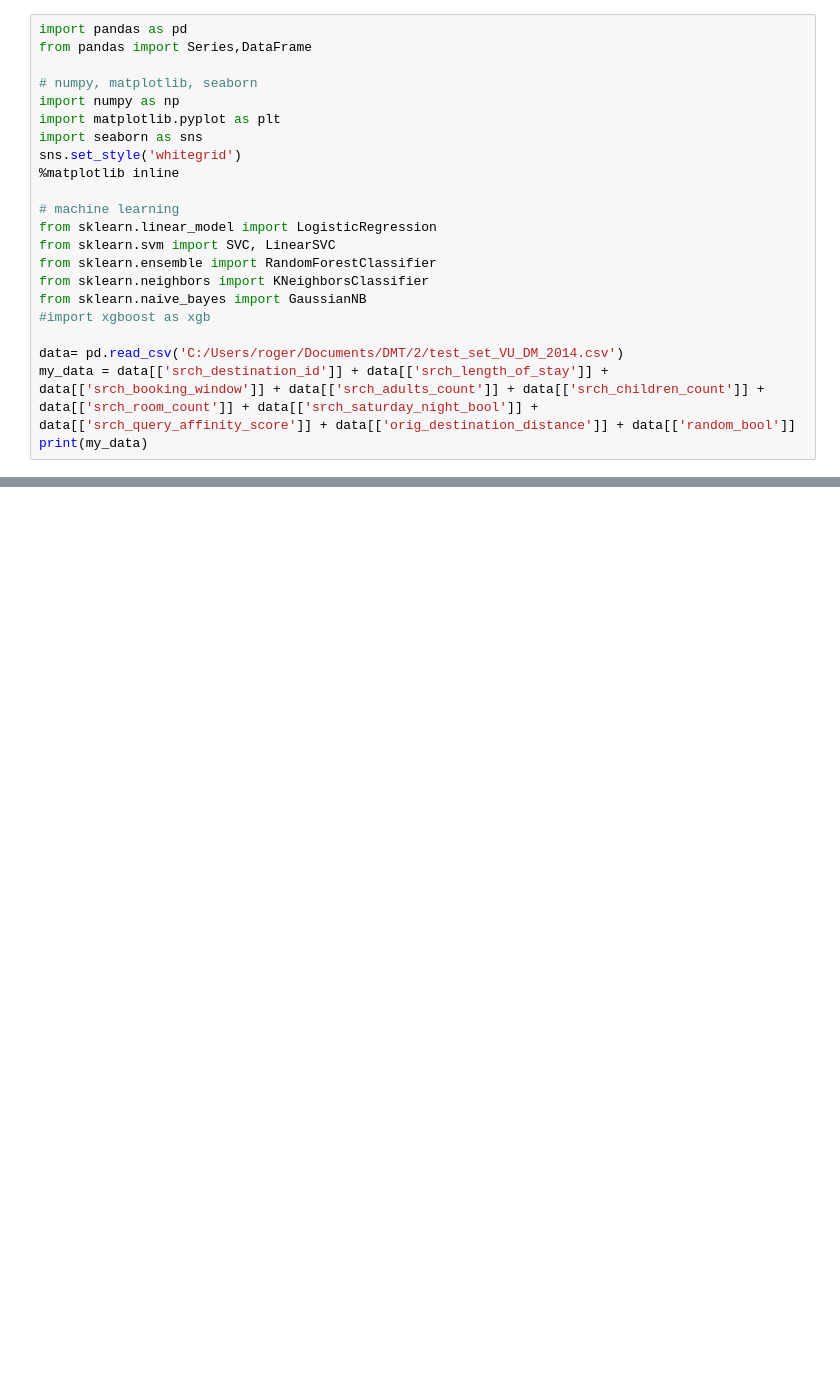
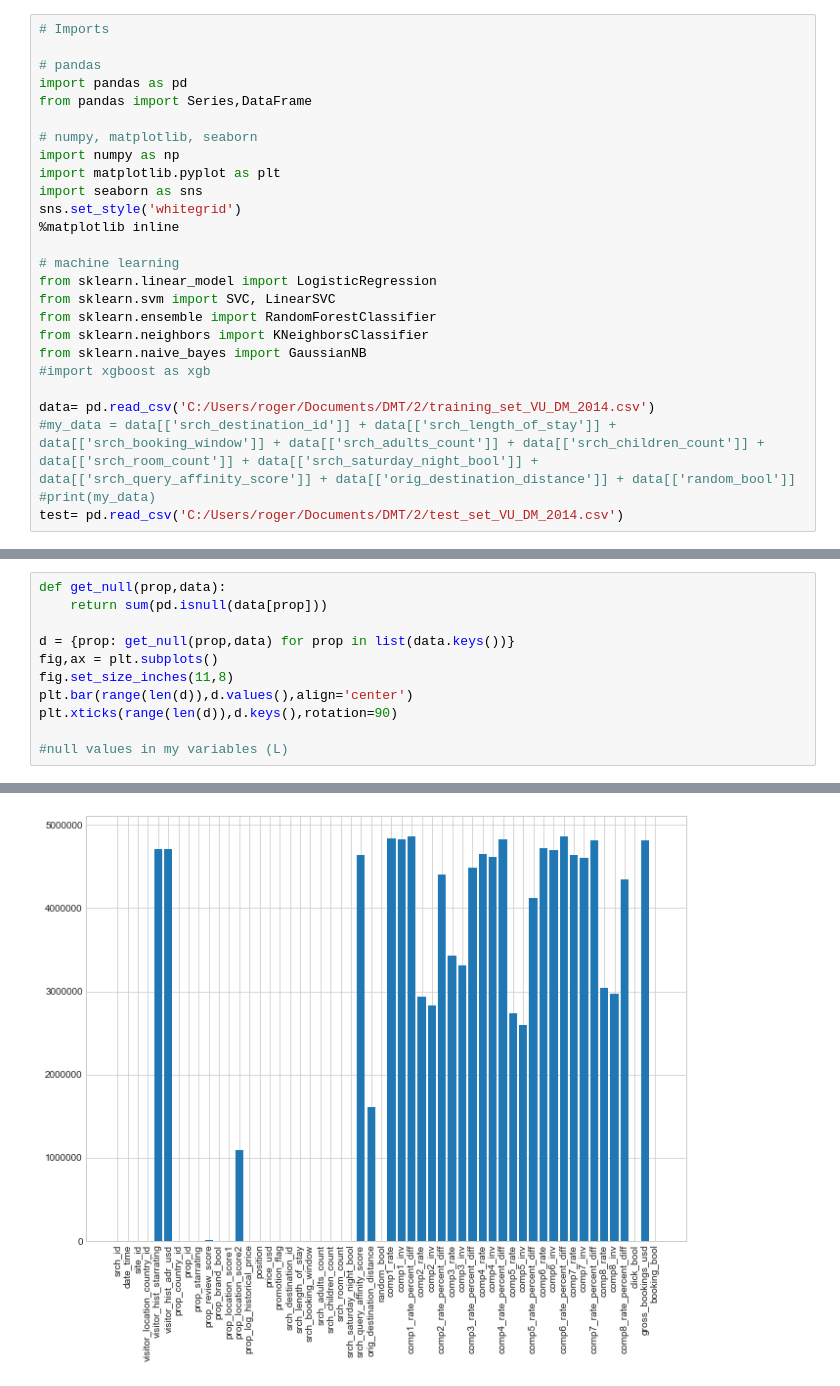
Before and after one commit to hannaheyer/Dmt, a Jupyter notebook: Prac2/Roger's.ipynb, the cells around one changed output, grey strips where cells are left out. Saved outputs shown, nothing was run; the diff lists cells and outputs as text; blank space fills up the shorter version.

Commit message:
roger is back

```diff
--- a/Prac2/Roger's.ipynb
+++ b/Prac2/Roger's.ipynb
@@ -1,4 +1,7 @@
 # %%
+# Imports
+
+# pandas
 import pandas as pd
 from pandas import Series,DataFrame
 
@@ -17,6 +20,7 @@ from sklearn.neighbors import KNeighborsClassifier
 from sklearn.naive_bayes import GaussianNB
 #import xgboost as xgb
 
-data= pd.read_csv('C:/Users/roger/Documents/DMT/2/test_set_VU_DM_2014.csv')
-my_data = data[['srch_destination_id']] + data[['srch_length_of_stay']] + data[['srch_booking_window']] + data[['srch_adults_count']] + data[['srch_children_count']] + data[['srch_room_count']] + data[['srch_saturday_night_bool']] + data[['srch_query_affinity_score']] + data[['orig_destination_distance']] + data[['random_bool']]
-print(my_data)
+data= pd.read_csv('C:/Users/roger/Documents/DMT/2/training_set_VU_DM_2014.csv')
+#my_data = data[['srch_destination_id']] + data[['srch_length_of_stay']] + data[['srch_booking_window']] + data[['srch_adults_count']] + data[['srch_children_count']] + data[['srch_room_count']] + data[['srch_saturday_night_bool']] + data[['srch_query_affinity_score']] + data[['orig_destination_distance']] + data[['random_bool']]
+#print(my_data)
+test= pd.read_csv('C:/Users/roger/Documents/DMT/2/test_set_VU_DM_2014.csv')
@@ -40,0 +159,12 @@ print(my_data)
+# %%
+def get_null(prop,data):
+    return sum(pd.isnull(data[prop]))
+
+d = {prop: get_null(prop,data) for prop in list(data.keys())}
+fig,ax = plt.subplots()
+fig.set_size_inches(11,8)
+plt.bar(range(len(d)),d.values(),align='center')
+plt.xticks(range(len(d)),d.keys(),rotation=90)
+
+#null values in my variables (L)
+# %% [output]
@@ -40,0 +188 @@ print(my_data)
+[figure, added]
```
Also changed, not shown: parts of 50 cells of this notebook.
